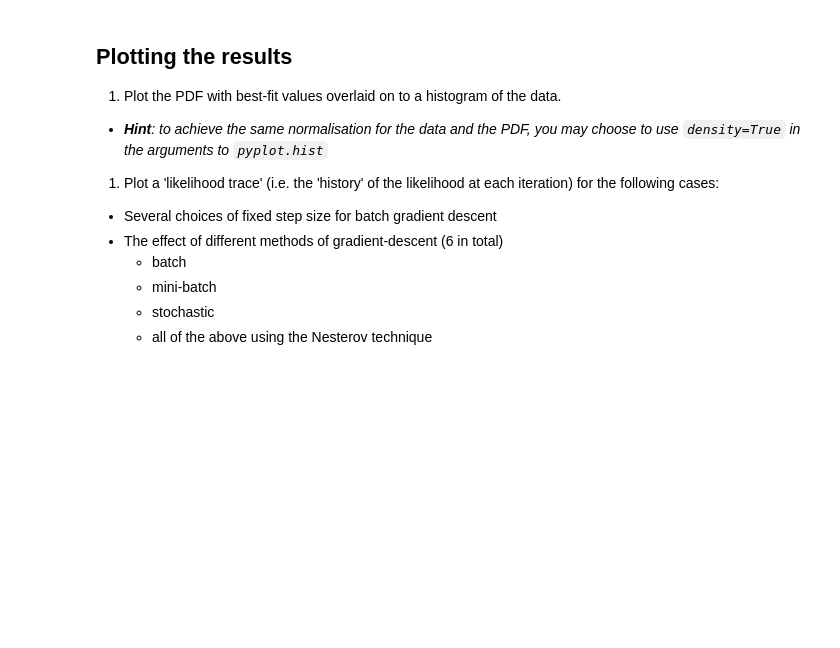
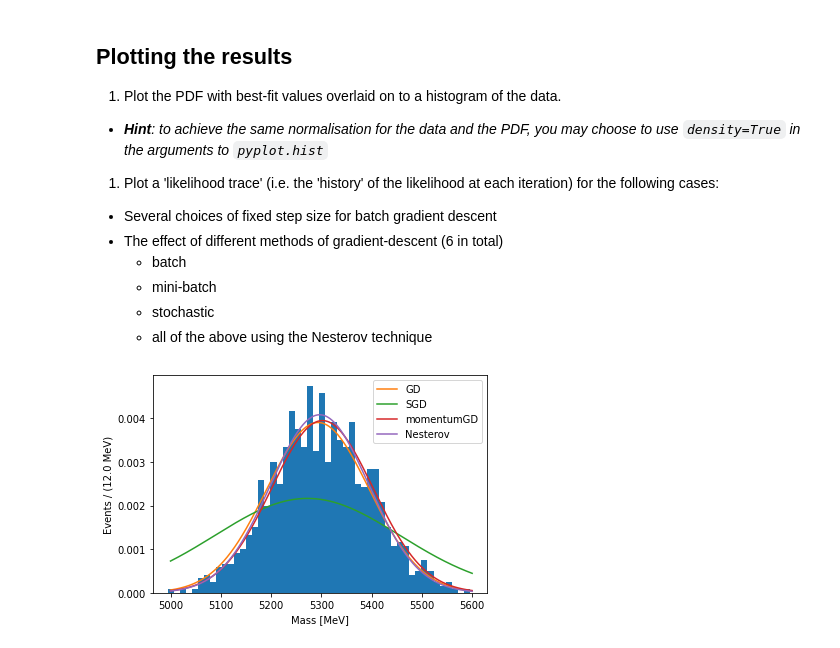
Before and after one commit to Leonhard-Moske/SMDA2, a Jupyter notebook: exercise1/Exercise01.ipynb, the cells around one changed output. Cells and saved outputs as stored; diff of their text form; code cells hidden in the pictures; blank space fills up the shorter version.

```diff
--- a/exercise1/Exercise01.ipynb
+++ b/exercise1/Exercise01.ipynb
@@ -268,11 +270,15 @@ print(len(df["mass"]))
 # %%
 # Use this cell to perform a fit to the data
+
+params = []
+likelyhoodHistory = []
+
 sigma = Theta(0,300)
 mean = Theta(5000,5600)
 sigma.update(400)
 mean.update(5250)
 theta = np.asarray([mean,sigma])
-data = np.asarray([0,1,2])
-gradientDecend(theta, 5, logLikely, df["mass"], 0.001, normalPDF, 20, 0.002)
+likelyhoodHistory.append(gradientDecend(theta, 5, logLikely, df["mass"], 0.001, normalPDF, 20, 0.0002)[1])
 print(theta[0].value, theta[1].value)
+params.append(theta)
 # %% [output]
@@ -284,7 +290,7 @@ mean = Theta(5000,5600)
 sigma.update(400)
 mean.update(5250)
 theta = np.asarray([mean,sigma])
-data = np.asarray([0,1,2])
-stochasticGradientDecent(theta, 5, logLikely, df["mass"], 0.001, normalPDF, 20, 0.0001, 350)
+likelyhoodHistory.append(stochasticGradientDecent(theta, 5, logLikely, df["mass"], 0.001, normalPDF, 20, 0.00001, 350)[1])
 print(theta[0].value, theta[1].value)
+params.append(theta)
 # %% [output]
@@ -292,9 +298,10 @@ print(theta[0].value, theta[1].value)
 # %%
 sigma = Theta(0,300)
 mean = Theta(5000,5600)
-sigma.update(150)
+sigma.update(400)
 mean.update(5250)
 theta = np.asarray([mean,sigma])
-momentumGradientDecent(theta, 20, logLikely, df["mass"], 0.001, normalPDF, len(df["mass"]), 0.0001,10, 0.9)
+likelyhoodHistory.append(momentumGradientDecent(theta, 10, logLikely, df["mass"], 0.001, normalPDF, 30, 0.000001,350, 0.9)[1])
 print(theta[0].value, theta[1].value)
+params.append(theta)
 # %% [output]
@@ -318,9 +309,10 @@ print(theta[0].value, theta[1].value)
 # %%
 sigma = Theta(0,300)
 mean = Theta(5000,5600)
-sigma.update(100)
-mean.update(5300)
+sigma.update(400)
+mean.update(5250)
 theta = np.asarray([mean,sigma])
-nesterovGradientDecent(theta, 20, logLikely, df["mass"], 0.001, normalPDF, len(df["mass"]), 0.0001,10, 0.9)
+likelyhoodHistory.append(nesterovGradientDecent(theta, 10, logLikely, df["mass"], 0.001, normalPDF, 30, 0.000001,350, 0.9)[1])
 print(theta[0].value, theta[1].value)
+params.append(theta)
 # %% [output]
@@ -344,3 +330,19 @@ print(theta[0].value, theta[1].value)
     - mini-batch
     - stochastic
     - all of the above using the Nesterov technique
+# %%
+num_bins = 50
+_, bins, _ = plt.hist(df["mass"], num_bins, density=True)
+bin_width = (bins[-1] - bins[0])/num_bins
+plt.xlabel("Mass [MeV]")
+plt.ylabel(f"Events / ({bin_width:.1f} MeV)")
+
+x = np.linspace(5000,5600,1000)
+labels = ["GD","SGD","momentumGD","Nesterov"]
+for i, theta in enumerate(params):
+    fx = [normalPDF(xi,theta) for xi in x]
+    plt.plot(x,fx, label = labels[i])
+plt.legend()
+plt.show()
+# %% [output]
+[figure, added]
```
Also changed, not shown: parts of 7 cells of this notebook, 1 other file.
